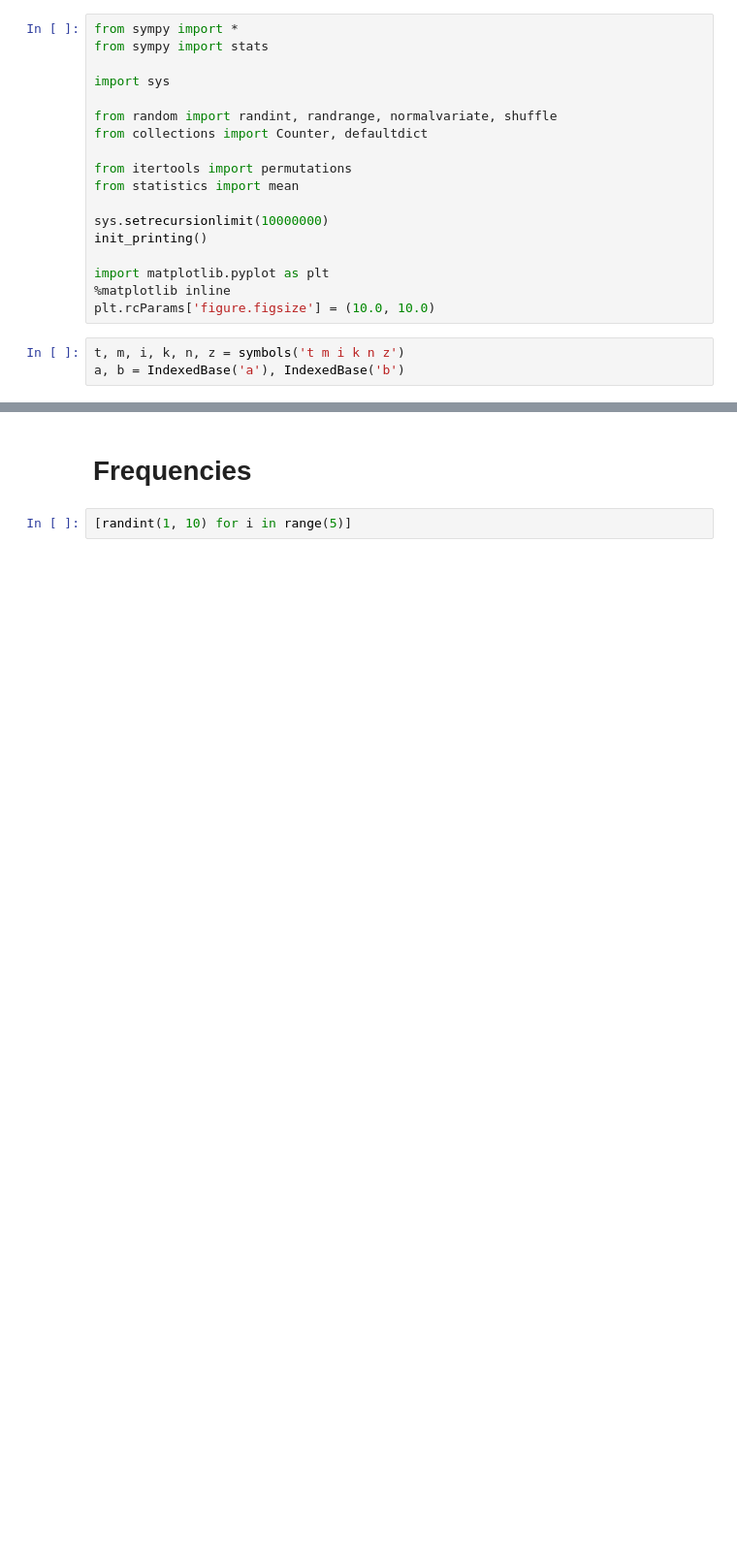
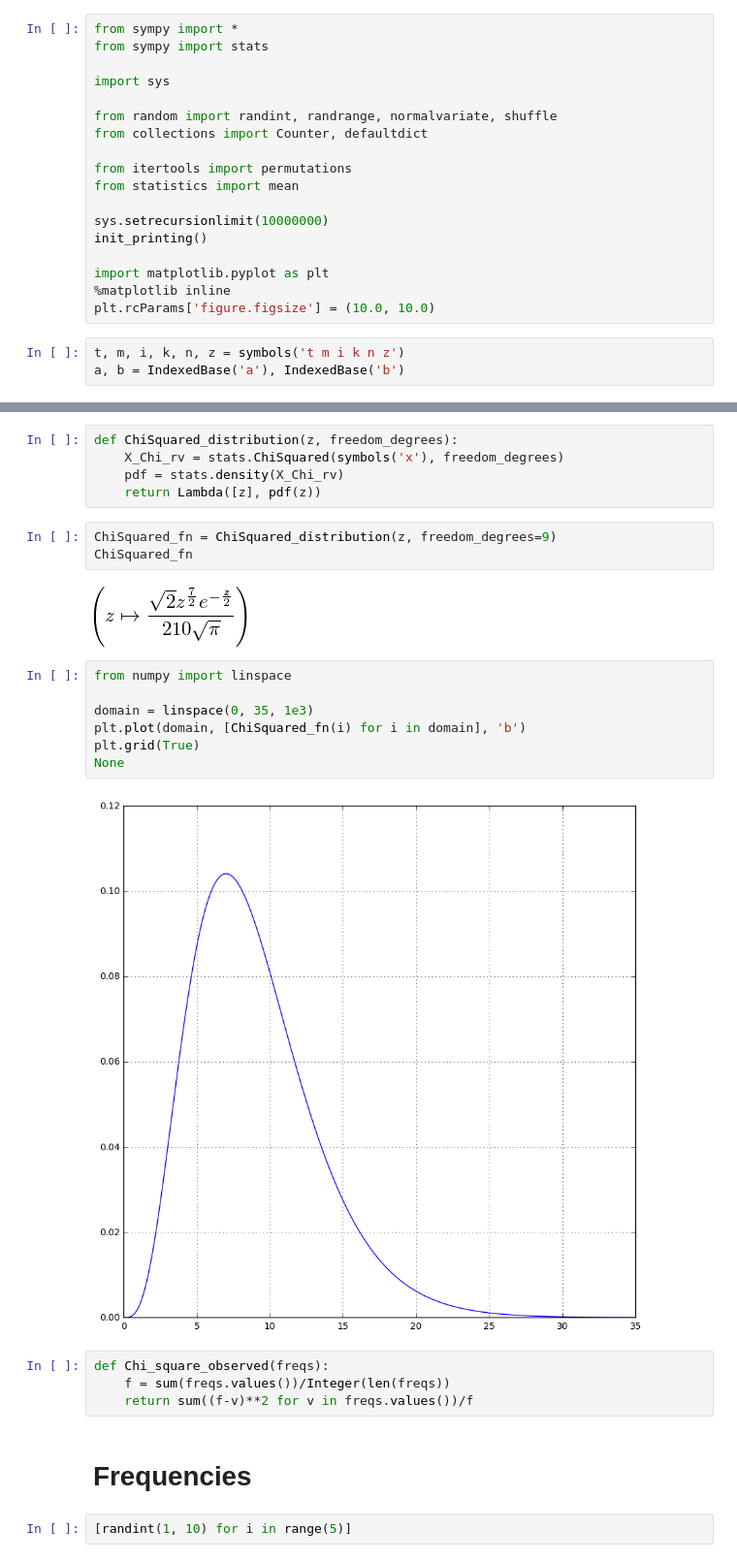
Before and after one commit to massimo-nocentini/pacc, a Jupyter notebook: paa-course/lecture-notes-november-29-2016.ipynb, the cells around one changed output, grey strips where cells are left out. Shown at 97% size. Cells and saved outputs as stored; diff of their text form; blank space fills up the shorter version.

```diff
--- a/paa-course/lecture-notes-november-29-2016.ipynb
+++ b/paa-course/lecture-notes-november-29-2016.ipynb
@@ -39,3 +73,26 @@ a, b = IndexedBase('a'), IndexedBase('b')
+# %%
+def ChiSquared_distribution(z, freedom_degrees):
+    X_Chi_rv = stats.ChiSquared(symbols('x'), freedom_degrees)
+    pdf = stats.density(X_Chi_rv)
+    return Lambda([z], pdf(z))
+# %%
+ChiSquared_fn = ChiSquared_distribution(z, freedom_degrees=9)
+ChiSquared_fn
+# %% [output]
+[figure, added]
+# %%
+from numpy import linspace
+
+domain = linspace(0, 35, 1e3)
+plt.plot(domain, [ChiSquared_fn(i) for i in domain], 'b')
+plt.grid(True)
+None
+# %% [output]
+[figure, added]
+# %%
+def Chi_square_observed(freqs):
+    f = sum(freqs.values())/Integer(len(freqs))
+    return sum((f-v)**2 for v in freqs.values())/f
 # %% [markdown]
 # Frequencies
 # %%
```
Also changed, not shown: parts of 32 cells of this notebook.
